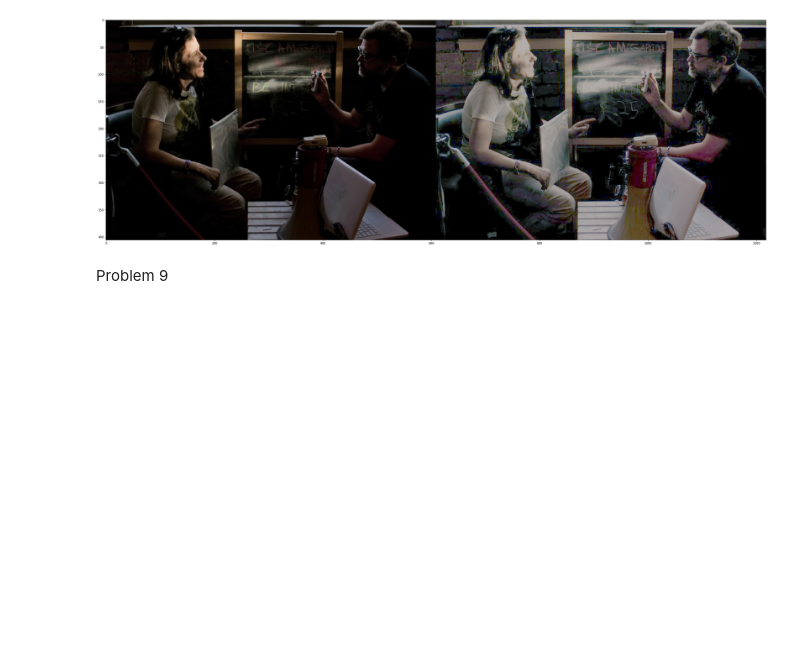
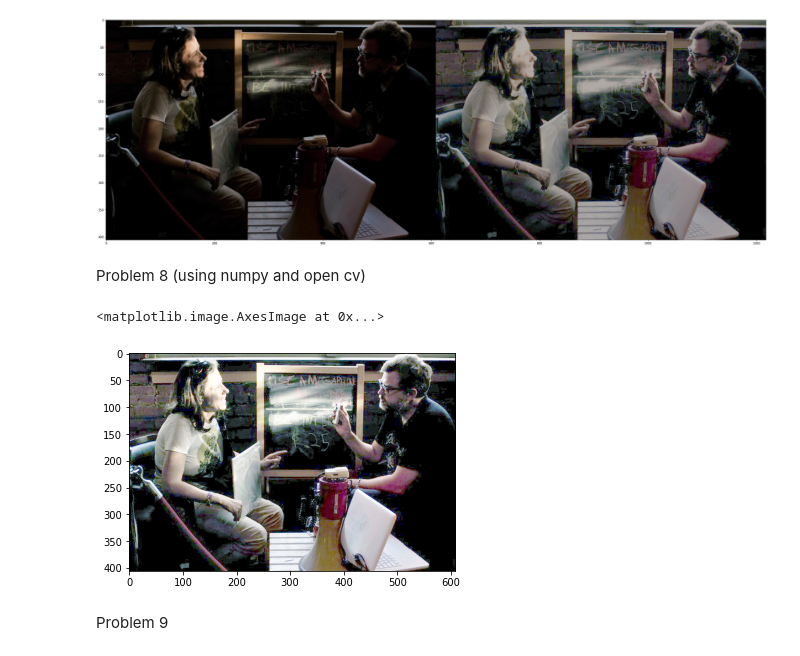
Before and after one commit to LillyStefanova/Image-Processing-FMI-course, a Jupyter notebook: practice_1/solutions.ipynb, the cells around one changed output. Saved outputs shown, nothing was run; the diff lists cells and outputs as text; code cells hidden in the pictures; blank space fills up the shorter version.

Commit message:
Fixed an error in Problem 9. Added second solution of Problem 8

```diff
--- a/practice_1/solutions.ipynb
+++ b/practice_1/solutions.ipynb
@@ -250,6 +250,20 @@ plt.imshow(np.concatenate((input, input_equalized), axis = 1))
 # %% [output]
 <matplotlib.image.AxesImage at 0x...>
 [figure]
+# %% [markdown]
+Problem 8 (using numpy and open cv)
+# %%
+input_bgr = cv2.imread("color.jpg")
+input = cv2.cvtColor(input, cv2.COLOR_BGR2RGB)
+input[:, :, 0] = cv2.equalizeHist(input[:, :, 0])
+input[:, :, 1] = cv2.equalizeHist(input[:, :, 1])
+input[:, :, 2] = cv2.equalizeHist(input[:, :, 2])
+
+plt.figure(figsize = (10, 6))
+plt.imshow(input)
+# %% [output]
+<matplotlib.image.AxesImage at 0x...>
+[figure, added]
 # %% [markdown]
 Problem 9
 # %%
```
Also changed, not shown: parts of 1 cell of this notebook.
